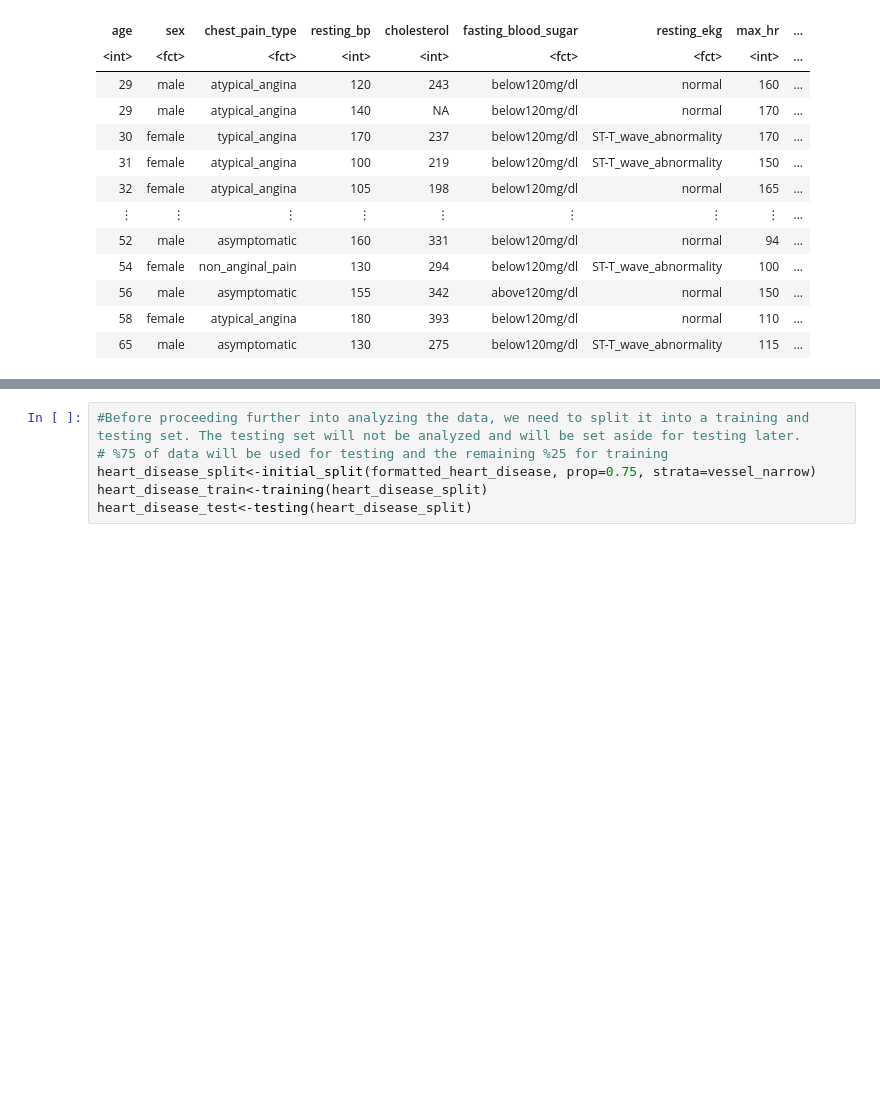
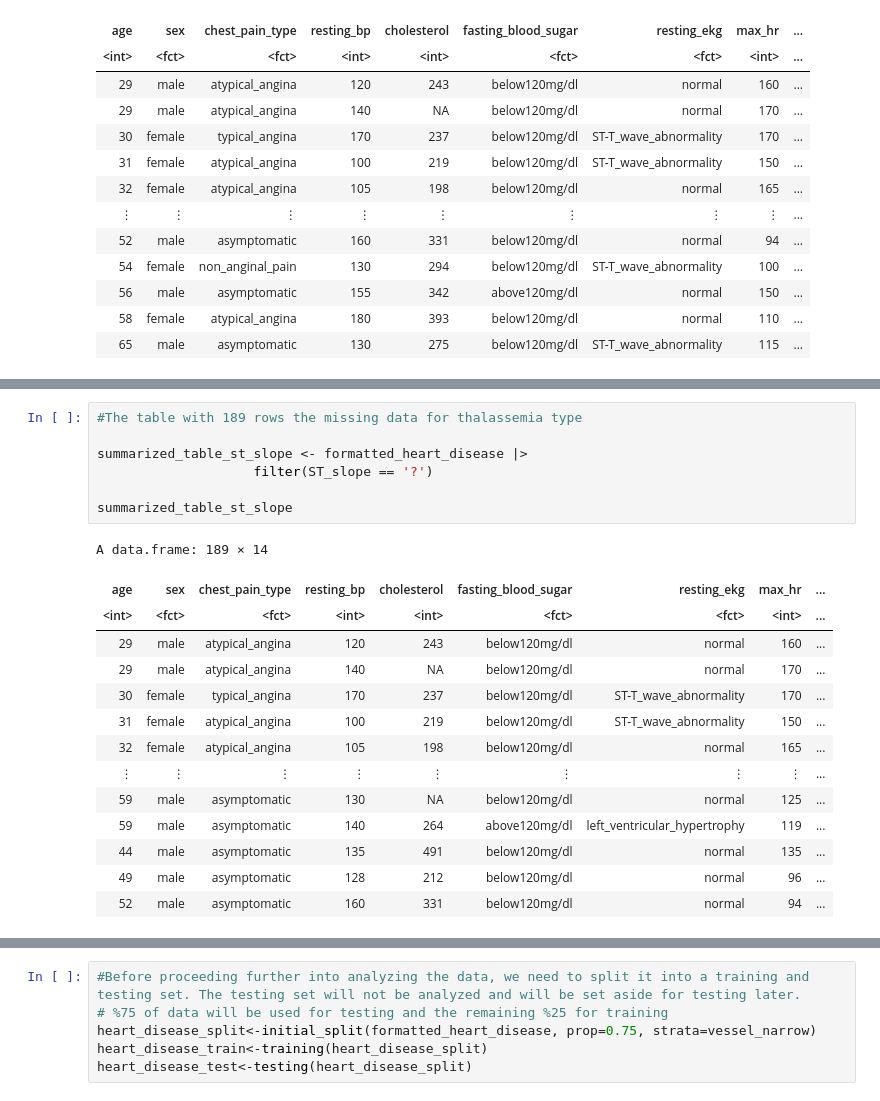
Before and after one commit to MaxVinichenko/DSCI_100_Final_Project, a Jupyter notebook: data.ipynb, the cells around one changed output, grey strips where cells are left out. Saved outputs shown, nothing was run; the diff lists cells and outputs as text; blank space fills up the shorter version.

```diff
--- a/data.ipynb
+++ b/data.ipynb
@@ -129,0 +174,22 @@ A data.frame: 293 × 14
+# %%
+#The table with 189 rows the missing data for thalassemia type
+
+summarized_table_st_slope <- formatted_heart_disease |>
+                    filter(ST_slope == '?')
+
+summarized_table_st_slope
+# %% [output]
+A data.frame: 189 × 14
+| age | sex | chest_pain_type | resting_bp | cholesterol | fasting_blood_sugar | resting_ekg | max_hr | ... |
+| <int> | <fct> | <fct> | <int> | <int> | <fct> | <fct> | <int> | ... |
+| 29 | male | atypical_angina | 120 | 243 | below120mg/dl | normal | 160 | ... |
+| 29 | male | atypical_angina | 140 | NA | below120mg/dl | normal | 170 | ... |
+| 30 | female | typical_angina | 170 | 237 | below120mg/dl | ST-T_wave_abnormality | 170 | ... |
+| 31 | female | atypical_angina | 100 | 219 | below120mg/dl | ST-T_wave_abnormality | 150 | ... |
+| 32 | female | atypical_angina | 105 | 198 | below120mg/dl | normal | 165 | ... |
+| ⋮ | ⋮ | ⋮ | ⋮ | ⋮ | ⋮ | ⋮ | ⋮ | ... |
+| 59 | male | asymptomatic | 130 | NA | below120mg/dl | normal | 125 | ... |
+| 59 | male | asymptomatic | 140 | 264 | above120mg/dl | left_ventricular_hypertrophy | 119 | ... |
+| 44 | male | asymptomatic | 135 | 491 | below120mg/dl | normal | 135 | ... |
+| 49 | male | asymptomatic | 128 | 212 | below120mg/dl | normal | 96 | ... |
+| 52 | male | asymptomatic | 160 | 331 | below120mg/dl | normal | 94 | ... |
```
Also changed, not shown: parts of 5 cells of this notebook.
